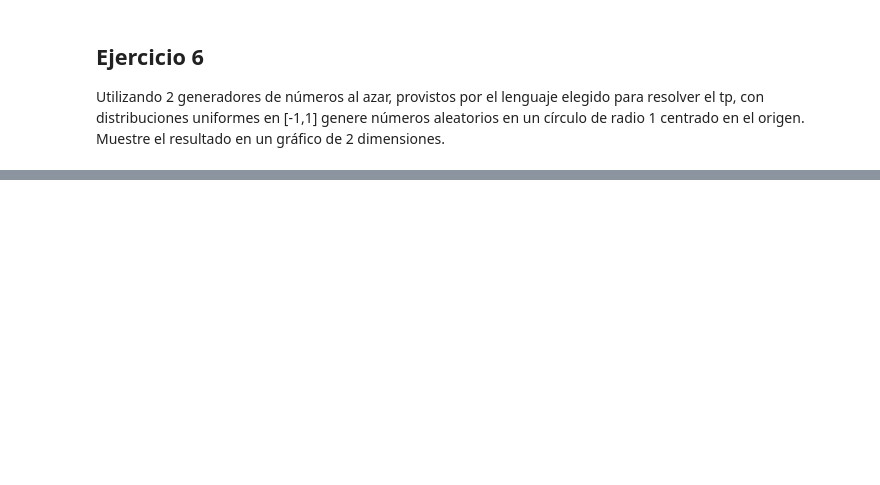
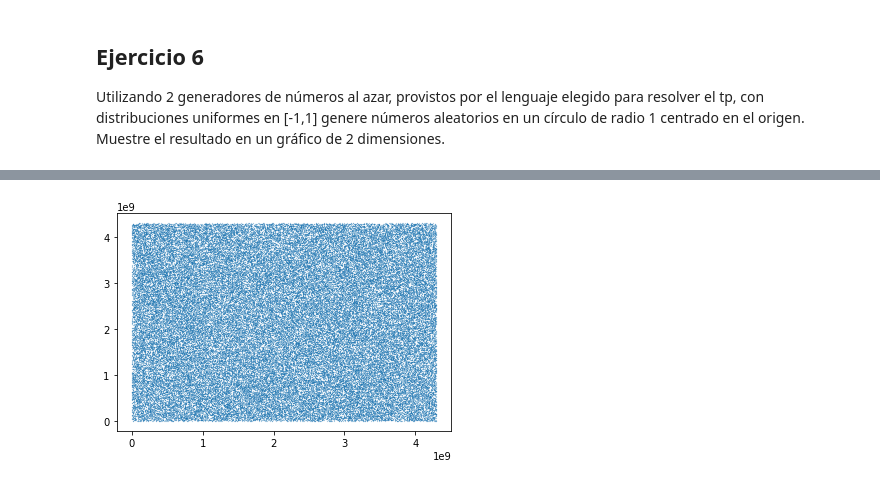
Before and after one commit to tomasaccini/TP1-Simulacion, a Jupyter notebook: TP1.ipynb, the cells around one changed output, grey strips where cells are left out. Cells and saved outputs as stored; diff of their text form; code cells hidden in the pictures; blank space fills up the shorter version.

```diff
--- a/TP1.ipynb
+++ b/TP1.ipynb
@@ -227,0 +248,14 @@ plt.show()
+# %%
+generated_length = 100000
+values_from_excersice_1 = GCL(1013904223, seed, 1664525, 2 ** 32, generated_length)
+
+x_values = []
+y_values = []
+for i in range(1,generated_length):
+    x_values.append(values_from_excersice_1[i])
+    y_values.append(values_from_excersice_1[i-1])
+
+plt.scatter(x_values, y_values, s = 0.02)
+plt.show()
+# %% [output]
+[figure, added]
```
Also changed, not shown: parts of 14 cells of this notebook.
